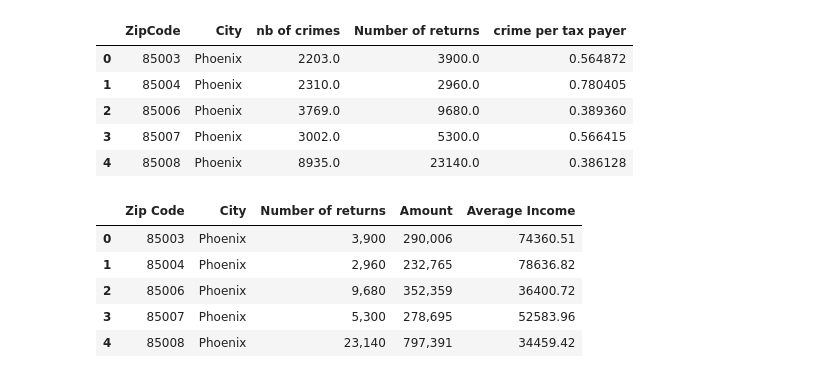
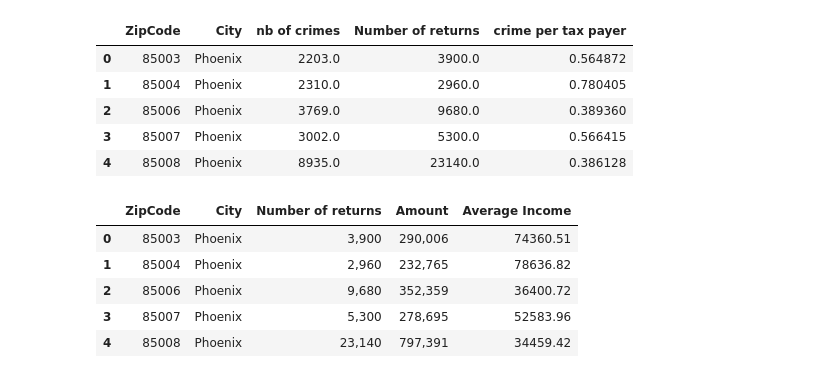
Before and after one commit to marieo31/project_1, a Jupyter notebook: scatter_plots.ipynb, the cells around one changed output. Drawn from its saved outputs; the diff is of its cells as text; code cells hidden in the pictures.

```diff
--- a/scatter_plots.ipynb
+++ b/scatter_plots.ipynb
@@ -23,9 +23,10 @@ df_crime.head()
 | 4 | 85008 | Phoenix | 8935.0 | 23140.0 | 0.386128 |
 # %%
 df_income = pd.read_csv(file_income)
+df_income = df_income.rename(columns={"Zip Code":"ZipCode"})
 df_income.head()
 # %% [output]
-|  | Zip Code | City | Number of returns | Amount | Average Income |
+|  | ZipCode | City | Number of returns | Amount | Average Income |
 | 0 | 85003 | Phoenix | 3,900 | 290,006 | 74360.51 |
 | 1 | 85004 | Phoenix | 2,960 | 232,765 | 78636.82 |
 | 2 | 85006 | Phoenix | 9,680 | 352,359 | 36400.72 |
```
Also changed, not shown: parts of 5 cells of this notebook, 6 other files.
